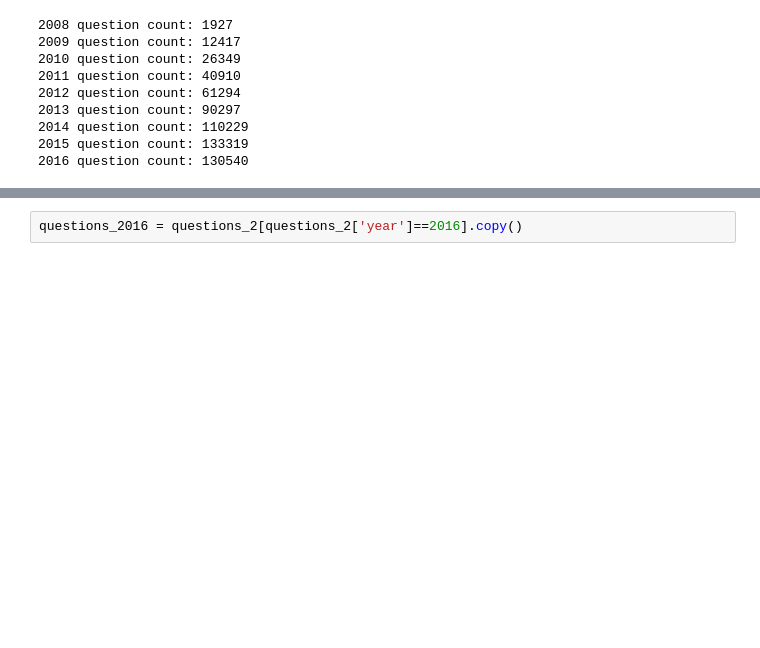
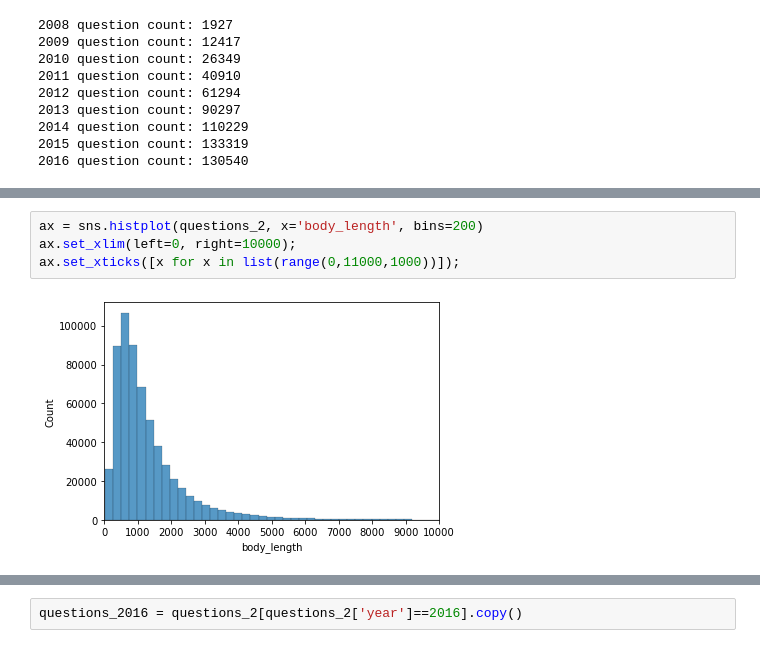
Before and after one commit to willcd/module5-project, a Jupyter notebook: code/eda_notebook.ipynb, the cells around one changed output, grey strips where cells are left out. Saved outputs shown, nothing was run; the diff lists cells and outputs as text; blank space fills up the shorter version.

```diff
--- a/code/eda_notebook.ipynb
+++ b/code/eda_notebook.ipynb
@@ -75,0 +142,6 @@ for year in [2008, 2009, 2010, 2011, 2012, 2013, 2014, 2015, 2016]:
+# %%
+ax = sns.histplot(questions_2, x='body_length', bins=200)
+ax.set_xlim(left=0, right=10000);
+ax.set_xticks([x for x in list(range(0,11000,1000))]);
+# %% [output]
+[figure, added]
```
Also changed, not shown: parts of 35 cells of this notebook.
